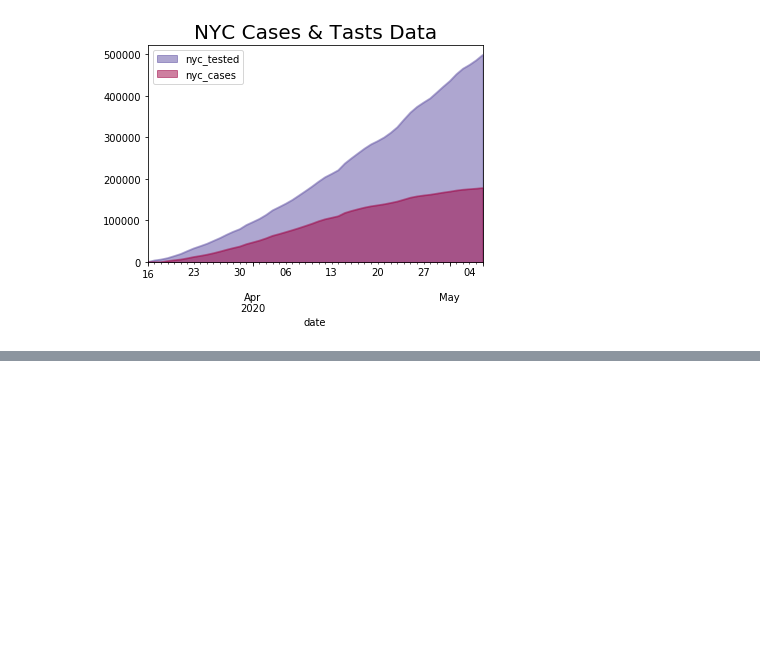
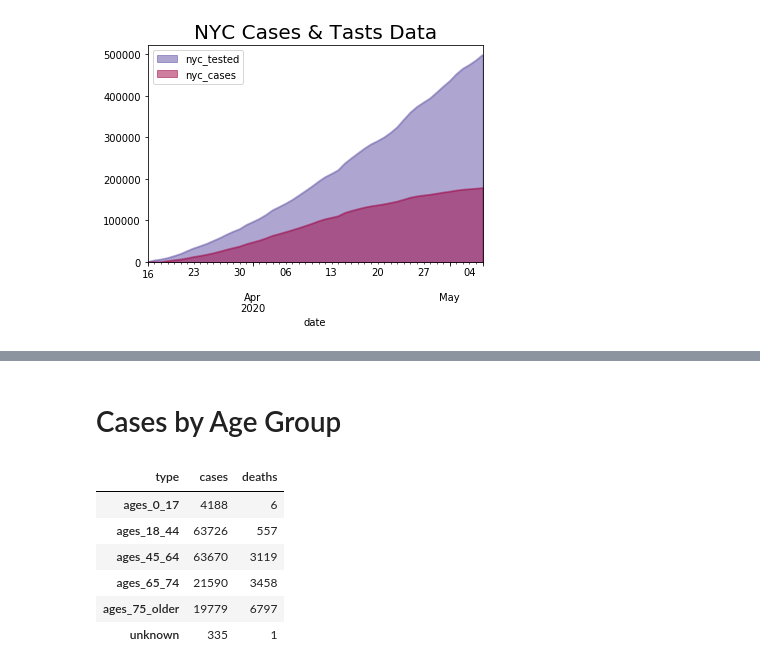
Before and after one commit to ArcZz/Nyc_Cov19_project, a Jupyter notebook: Part_1.ipynb, the cells around one changed output, grey strips where cells are left out. Drawn from its saved outputs; the diff is of its cells as text; code cells hidden in the pictures; blank space fills up the shorter version.

```diff
--- a/Part_1.ipynb
+++ b/Part_1.ipynb
@@ -259,0 +282,17 @@ plt.show()
+# %% [markdown]
+# Cases by Age Group
+# %%
+# cases and deaths for age group
+# rearrange col and row
+cm = sns.light_palette("#d1574c", as_cmap = True)
+df1 = ageGroupUpdate.stack()
+df2 = df1.unstack(0)
+df2.style.background_gradient(cmap = cm)
+# %% [output]
+| type | cases | deaths |
+| ages_0_17 | 4188 | 6 |
+| ages_18_44 | 63726 | 557 |
+| ages_45_64 | 63670 | 3119 |
+| ages_65_74 | 21590 | 3458 |
+| ages_75_older | 19779 | 6797 |
+| unknown | 335 | 1 |
```
Also changed, not shown: parts of 25 cells of this notebook.
